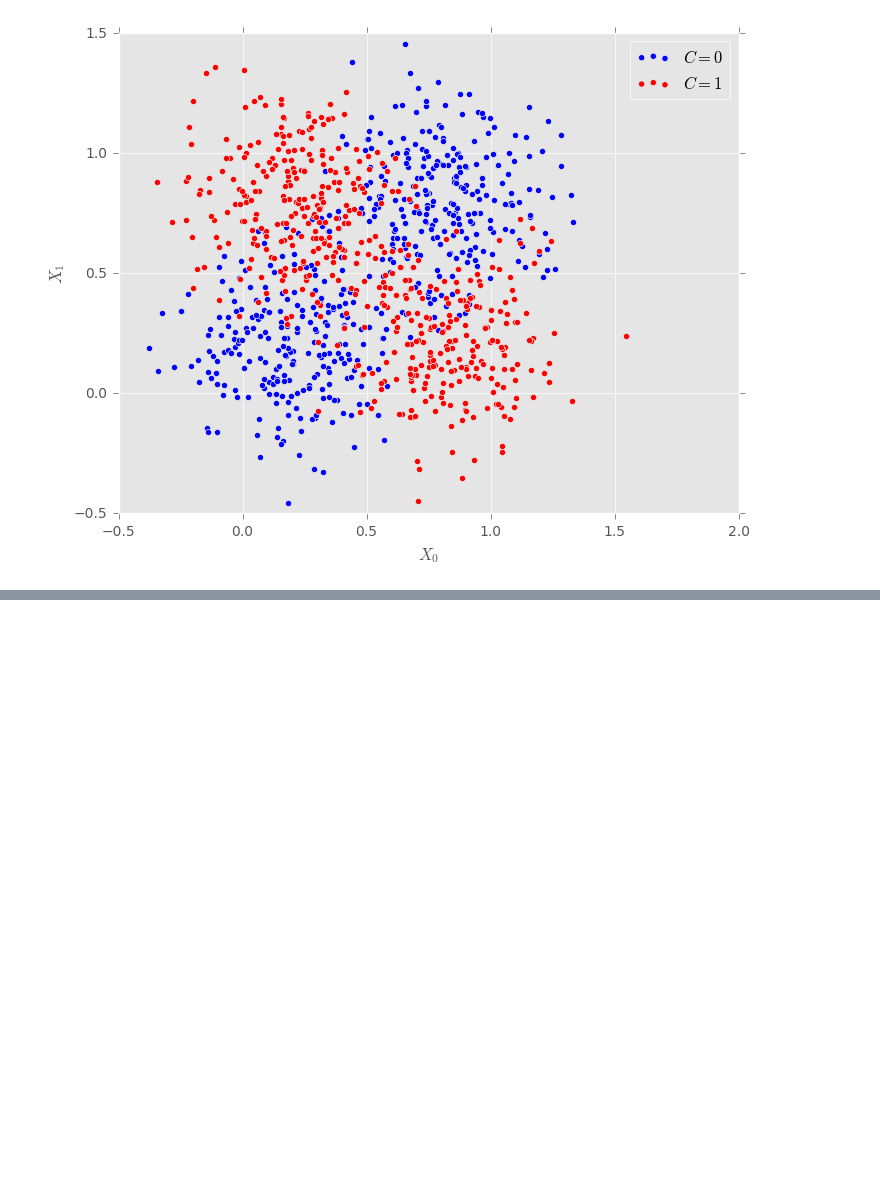
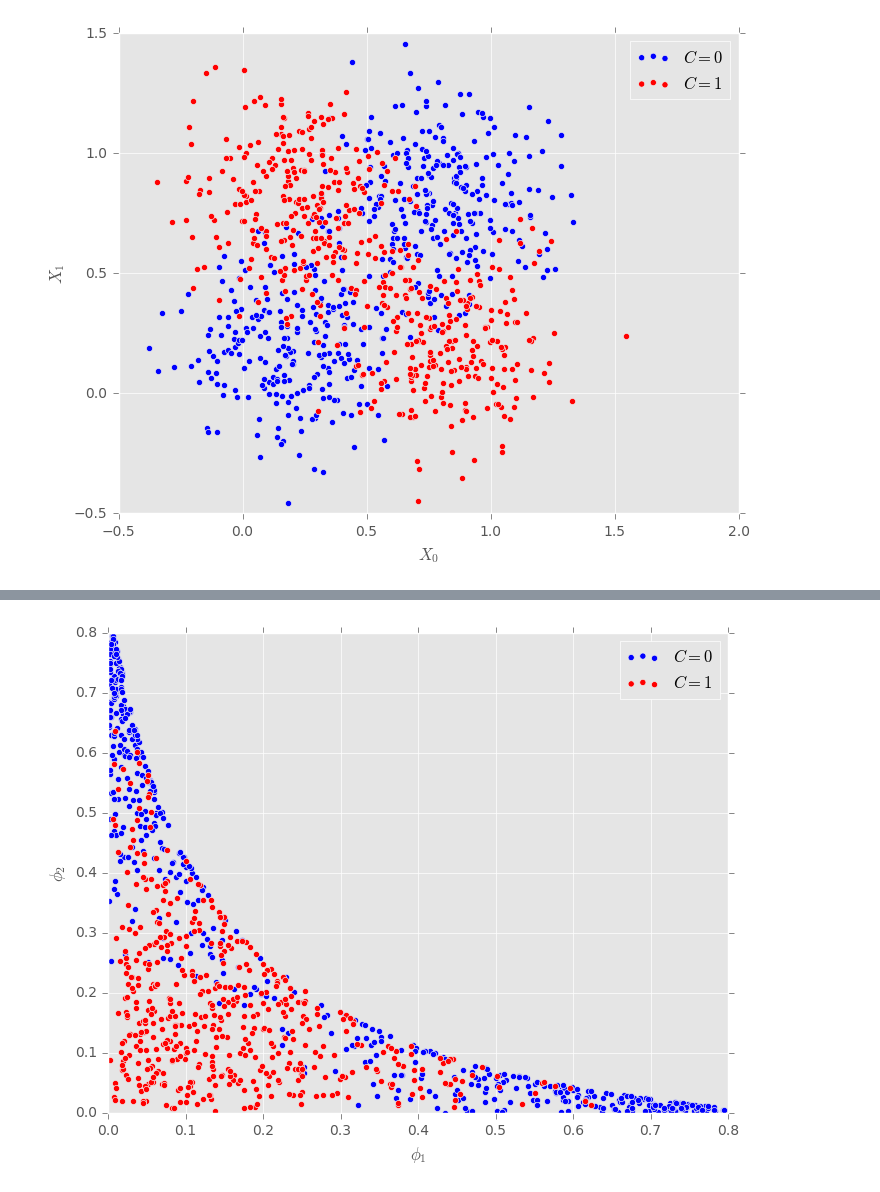
Before and after one commit to Learn2Ln/statistical-machine-learning, a Jupyter notebook: Assignment 3/Assignment 3.ipynb, the cells around one changed output, grey strips where cells are left out. Saved outputs shown, nothing was run; the diff lists cells and outputs as text; code cells hidden in the pictures; blank space fills up the shorter version.

```diff
--- a/Assignment 3/Assignment 3.ipynb
+++ b/Assignment 3/Assignment 3.ipynb
@@ -217,0 +231,21 @@ while loading In[15], in expression starting on line 2
+# %%
+sigma = diagm([0.2, 0.2])
+gauss_1 = MvNormal([0, 0], sigma)
+gauss_2 = MvNormal([1, 1], sigma)
+phi = zeros(3, N)
+for i in 1:N
+    phi[1, i] = 1
+    phi[2, i] = pdf(gauss_1, X[i, :])
+    phi[3, i] = pdf(gauss_2, X[i, :])
+end
+# %%
+scatter(phi[2, C .== 0], phi[3, C .== 0], c="b", label=L"$C=0$")
+scatter(phi[2, C .== 1], phi[3, C .== 1], c="r", label=L"$C=1$")
+xlabel(L"$\phi_1$")
+ylabel(L"$\phi_2$")
+xlim(0, 0.8)
+ylim(0, 0.8)
+legend()
+savefig("plots/scatter_gauss.png", bbox_inches="tight", dpi=300)
+# %% [output]
+[figure, added]
```
Also changed, not shown: parts of 12 cells of this notebook, 8 other files.
